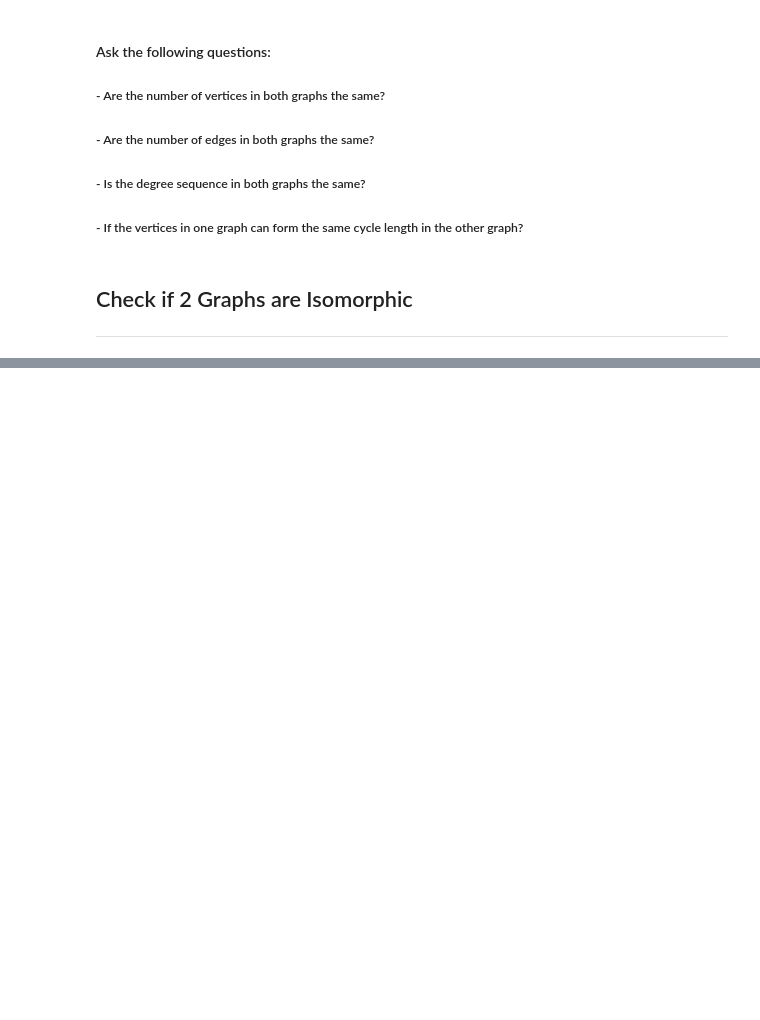
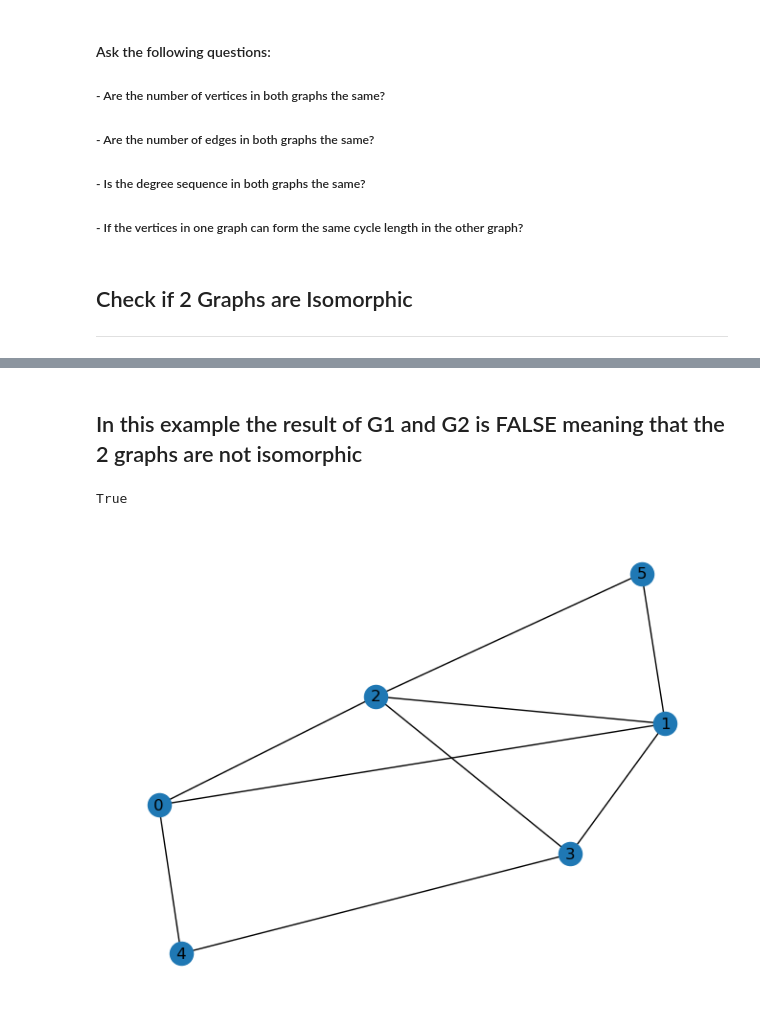
Before and after one commit to MateuszPietrzyk1/Graph-Theory-Project, a Jupyter notebook: GraphIsomorphism.ipynb, the cells around one changed output, grey strips where cells are left out. Saved outputs shown, nothing was run; the diff lists cells and outputs as text; code cells hidden in the pictures; blank space fills up the shorter version.

```diff
--- a/GraphIsomorphism.ipynb
+++ b/GraphIsomorphism.ipynb
@@ -90,0 +95,20 @@ nx.draw(G2, with_labels = True)
+# %% [markdown]
+## In this example the result of G1 and G2 is FALSE meaning that the 2 graphs are not isomorphic
+# %%
+G3 = nx.path_graph(5)
+G4 = nx.path_graph(5)
+#Adding Vertices and Edges
+e1 = ((0,2), (1,3), (2,5), (3,4), (4,0), (5,1))
+e2 = ((0,2), (1,3), (2,5), (3,4), (4,0), (5,1))
+#Drawing graphs
+G3.add_edges_from(e1)
+G4.add_edges_from(e2)
+
+nx.draw(G3, with_labels = True)
+
+
+#checking for isomorphism
+print(nx.is_isomorphic(G3, G4))
+# %% [output]
+True
+[figure, added]
```
Also changed, not shown: parts of 4 cells of this notebook.
